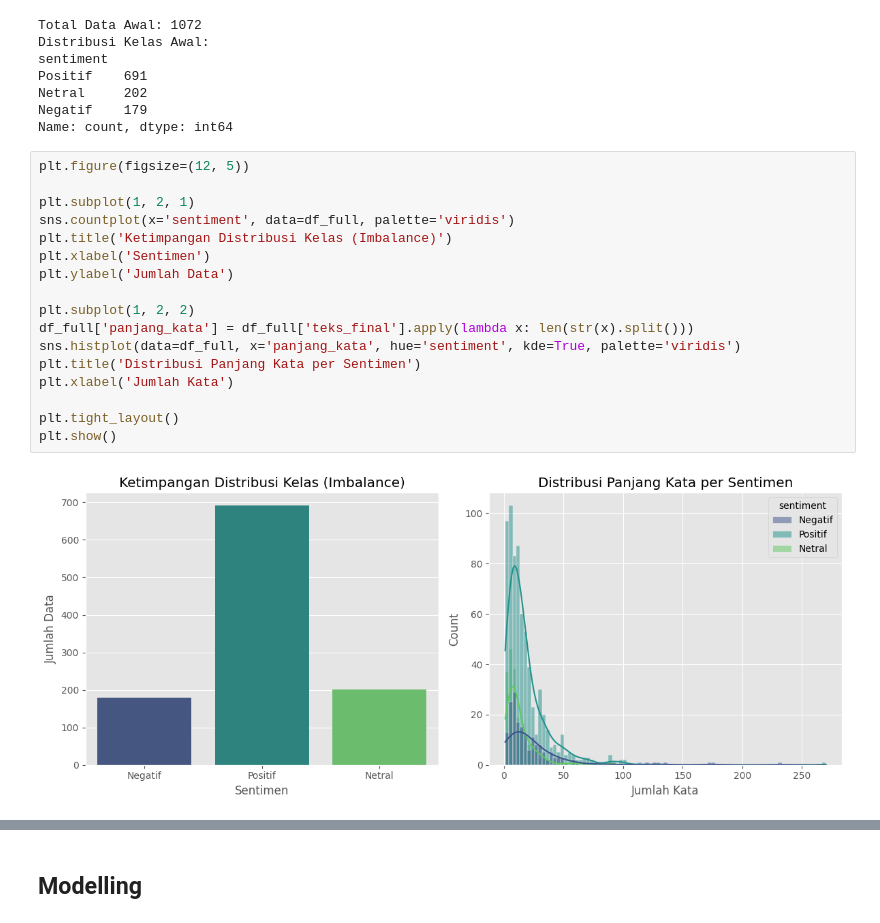
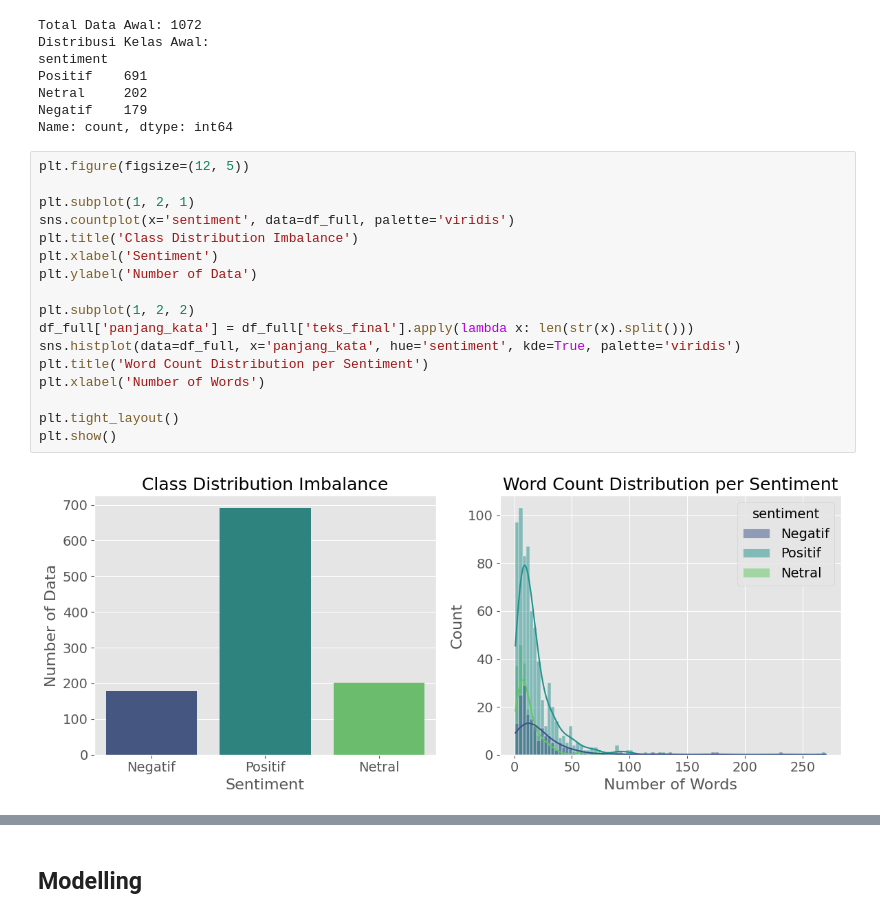
Before and after one commit to rhzain/kabur-aja-dulu, a Jupyter notebook: modelling.ipynb, the cells around one changed output, grey strips where cells are left out. Drawn from its saved outputs; the diff is of its cells as text.

```diff
--- a/modelling.ipynb
+++ b/modelling.ipynb
@@ -30,19 +39,19 @@ Name: count, dtype: int64
 # %%
 plt.figure(figsize=(12, 5))
 
 plt.subplot(1, 2, 1)
 sns.countplot(x='sentiment', data=df_full, palette='viridis')
-plt.title('Ketimpangan Distribusi Kelas (Imbalance)')
-plt.xlabel('Sentimen')
-plt.ylabel('Jumlah Data')
+plt.title('Class Distribution Imbalance')
+plt.xlabel('Sentiment')
+plt.ylabel('Number of Data')
 
 plt.subplot(1, 2, 2)
 df_full['panjang_kata'] = df_full['teks_final'].apply(lambda x: len(str(x).split()))
 sns.histplot(data=df_full, x='panjang_kata', hue='sentiment', kde=True, palette='viridis')
-plt.title('Distribusi Panjang Kata per Sentimen')
-plt.xlabel('Jumlah Kata')
+plt.title('Word Count Distribution per Sentiment')
+plt.xlabel('Number of Words')
 
 plt.tight_layout()
 plt.show()
 # %% [output]
-[figure, old version]
+[figure, new version]
```
Also changed, not shown: parts of 21 cells of this notebook, 7 other files.
